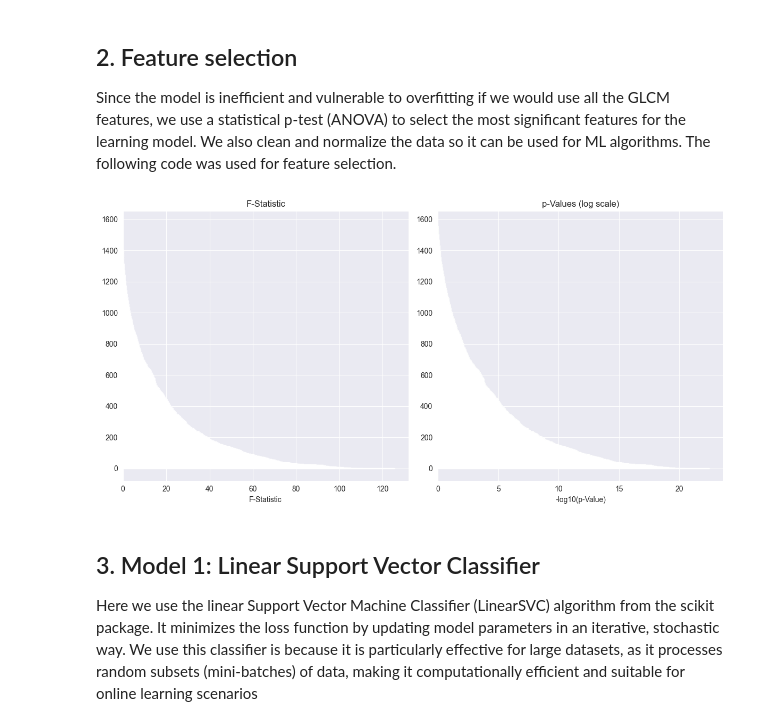
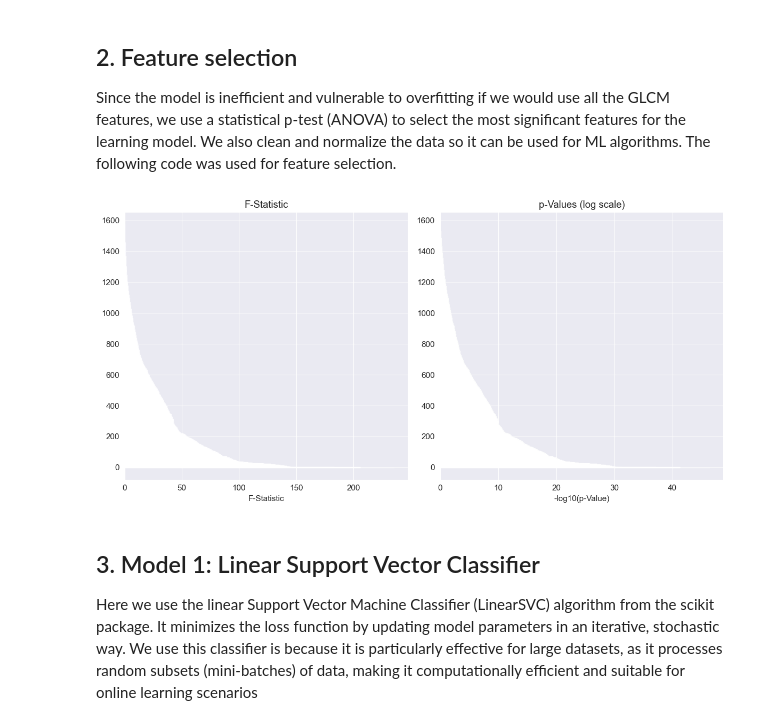
Before and after one commit to IA-DS-G4/LAB, a Jupyter notebook: pyradiomics/pyradiomics.ipynb, the cells around one changed output. Cells and saved outputs as stored; diff of their text form; code cells hidden in the pictures.

Commit message:
Updated pyradiomics notebook

```diff
--- a/pyradiomics/pyradiomics.ipynb
+++ b/pyradiomics/pyradiomics.ipynb
@@ -190,9 +190,10 @@ Since the model is inefficient and vulnerable to overfitting if we would use all
 The following code was used for feature selection.
 # %%
 #pylidc data
-pl_data = pd.read_csv("../Unsorted/Data files/CSV DATA FILES/backup_02_11_2023_afternoon/pylidcBackup.csv")
+pl_data = pd.read_csv("../Unsorted/Data files/CSV DATA FILES/backup_03_11_2023_total/pylidc_total.csv")
+
 #pyradiomics data
-pr_data = pd.read_csv("../Unsorted/Data files/CSV DATA FILES/backup_02_11_2023_afternoon/pyradiomicsBackup.csv")
+pr_data = pd.read_csv("../Unsorted/Data files/CSV DATA FILES/backup_03_11_2023_total/pyradiomics_total.csv")
 
 #Combining pylidc and pyradiomics data
 df = pd.concat([pl_data, pr_data], axis=1)
@@ -248,34 +249,34 @@ def feature_select_plot(f_stat,p_val):
     plt.subplot(1, 2, 1)
     plt.barh(x_values, results_df['F-Statistic'], color='b')
     plt.xlabel('F-Statistic')
     plt.title('F-Statistic')
     plt.subplot(1, 2, 2)
     plt.barh(x_values, -np.log10(results_df['p-Value']), color='g')
     plt.xlabel('-log10(p-Value)')
     plt.title('p-Values (log scale)')
     plt.tight_layout()
     plt.show()
 
 df = cleaning_data(df)
 get_malignancy_column_dtype(df)
 df = create_category_column(df)
 df_norm = normalize_data(df)
 
 # Creating the ML Dataset
 X = df_norm.drop(columns=["Category","Malignancy"])  # X contains all columns except "Category"
 y = df["Category"]  # y is the "Category" column
 y_alt = df["Malignancy"]
 
 X_new, f_statistic, p_values = f_selection_Percentile(X,y)
 feature_select_plot(f_statistic,p_values)
 X_new_df = pd.DataFrame(X_new)
 
 X.to_csv("ML pyradiomics/X_all_cleaned.csv", index=False)
 X_new_df.to_csv("ML pyradiomics/X.csv", index=False)
 y.to_csv("ML pyradiomics/y.csv", index=False)
 y_alt.to_csv("ML pyradiomics/y_alt.csv", index=False)
 # %% [output]
-[figure, old version]
+[figure, new version]
 # %% [markdown]
 ## 3. <a id='model1'>Model 1: Linear Support Vector Classifier</a>
 Here we use the linear Support Vector Machine Classifier (LinearSVC) algorithm from the scikit package. It minimizes the loss function by updating model parameters in an iterative, stochastic way. We use this classifier is because it is particularly effective for large datasets, as it processes random subsets (mini-batches) of data, making it computationally efficient and suitable for online learning scenarios
```
Also changed, not shown: parts of 4 cells of this notebook, 5 other files.
